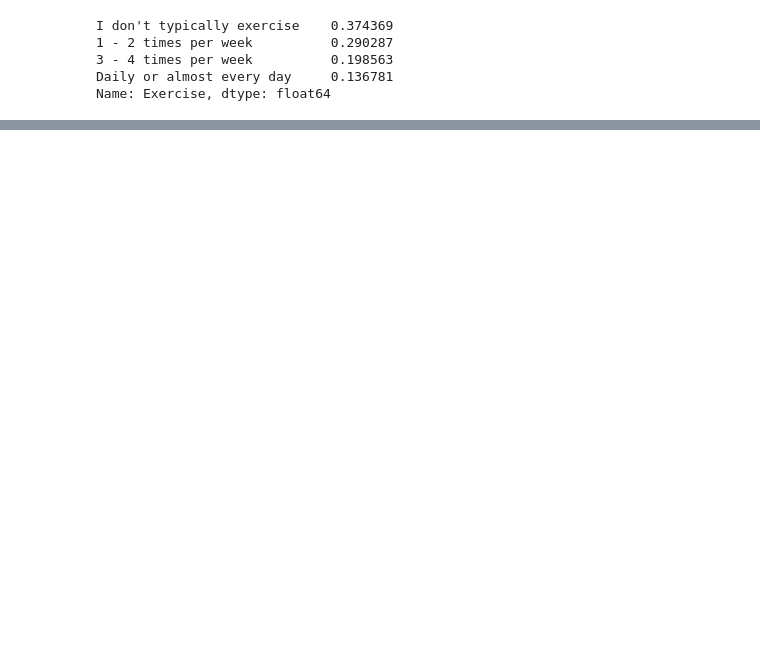
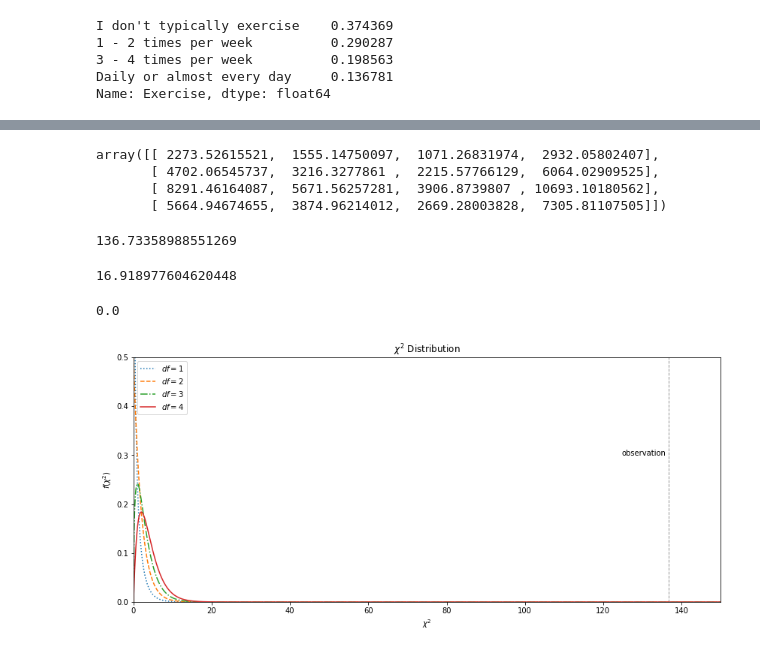
Before and after one commit to huli/the-transparent-coder, a Jupyter notebook: in_depth.ipynb, the cells around one changed output, grey strips where cells are left out. Cells and saved outputs as stored; diff of their text form; code cells hidden in the pictures; blank space fills up the shorter version.

Commit message:
Moved chi squared test to in_depth.

```diff
--- a/in_depth.ipynb
+++ b/in_depth.ipynb
@@ -190,0 +247,4 @@ plt.show()
+# %%
+# Plot a contingency table
+exercise_data_with_margin = pd.crosstab(data2018['C# vs Python'], data2018.Exercise, margins=True)
+exercise_data_with_margin
@@ -190,0 +259,4 @@ plt.show()
+# %%
+# Remove summary column/row
+exercise_data = exercise_data_with_margin.iloc[0:4, 0:4]
+exercise_data
@@ -190,0 +270,52 @@ plt.show()
+# %%
+# Calculate the expected count
+expected = np.outer(exercise_data_with_margin.iloc[0:4, 4], exercise_data_with_margin.iloc[4, 0:4]) \
+    / exercise_data_with_margin.iloc[4,4]
+expected
+# %% [output]
+array([[ 2273.52615521,  1555.14750097,  1071.26831974,  2932.05802407],
+       [ 4702.06545737,  3216.3277861 ,  2215.57766129,  6064.02909525],
+       [ 8291.46164087,  5671.56257281,  3906.8739807 , 10693.10180562],
+       [ 5664.94674655,  3874.96214012,  2669.28003828,  7305.81107505]])
+# %%
+# Calculate the chi squared statistics with the same formula es above
+chi_squared_stat = (((exercise_data-expected)**2)/expected).sum().sum()
+chi_squared_stat
+# %% [output]
+136.73358988551269
+# %%
+# Calculate the critical values
+critical_value = stats.chi2.ppf(q = 0.95, df = (4-1) * (4-1))
+critical_value
+# %% [output]
+16.918977604620448
+# %%
+# And we calculate our p value
+p_value = 1 - stats.chi2.cdf(x=chi_squared_stat, df=(4-1) * (4-1))
+p_value
+# %% [output]
+0.0
+# %%
+# Visualizing the probability of our chi2 distribution
+X = np.linspace(0, 150, 1000)
+fig, ax = plt.subplots(1, figsize=(14, 6))
+linestyles = [':','--','-.','-']
+degree_of_freedom = [1, 2, 3, 4]
+for df, ls in zip(degree_of_freedom, linestyles):
+    ax.plot(X, stats.chi2.pdf(X, df), linestyle=ls, label=r'$df=%i$' % df)
+
+plt.xlim(0, 150)
+plt.ylim(0, .5)
+
+plt.xlabel('$\chi^2$')
+plt.ylabel(r'$f(\chi^2)$')
+plt.title(r'$\chi^2\ \mathrm{Distribution}$')
+
+# Visualize the critical value
+plt.vlines(chi_squared_stat, 0, .5, linewidth=1, linestyle='--', alpha=.4)
+plt.text(chi_squared_stat-12, .3, 'observation')
+
+plt.legend(loc='upper left')
+plt.show()
+# %% [output]
+[figure, added]
```
Also changed, not shown: parts of 40 cells of this notebook, 1 other file.
